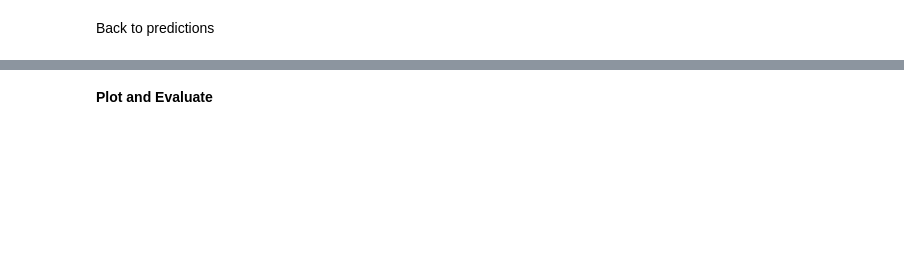
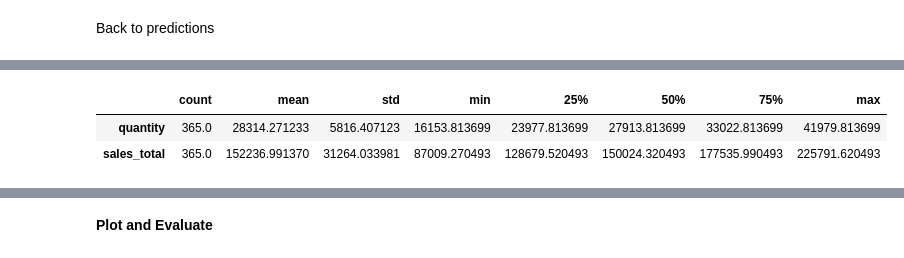
Before and after one commit to MagdalenaRahn/time-series-exercises, a Jupyter notebook: time_series_modeling_lesson.ipynb, the cells around one changed output, grey strips where cells are left out. Saved outputs shown, nothing was run; the diff lists cells and outputs as text; code cells hidden in the pictures; blank space fills up the shorter version.

```diff
--- a/time_series_modeling_lesson.ipynb
+++ b/time_series_modeling_lesson.ipynb
@@ -661,5 +1197,7 @@ pd.concat([yhat_df.head(1), validate.head(1)])
 # %%
 # set yhat_df to index of validate
-yhat_df.index = validate.index
+# RESET THE INDEX, but it's a leapyear
+
+# yhat_df.index = validate.index
 # %%
 yhat_df.shape
@@ -678,4 +1237,8 @@ yhat_df.head()
 # %%
-yhat_df.describe()
+yhat_df.describe().T
+# %% [output]
+|  | count | mean | std | min | 25% | 50% | 75% | max |
+| quantity | 365.0 | 28314.271233 | 5816.407123 | 16153.813699 | 23977.813699 | 27913.813699 | 33022.813699 | 41979.813699 |
+| sales_total | 365.0 | 152236.991370 | 31264.033981 | 87009.270493 | 128679.520493 | 150024.320493 | 177535.990493 | 225791.620493 |
 # %%
 yhat_df.shape
```
Also changed, not shown: parts of 123 cells of this notebook, 4 other files.
